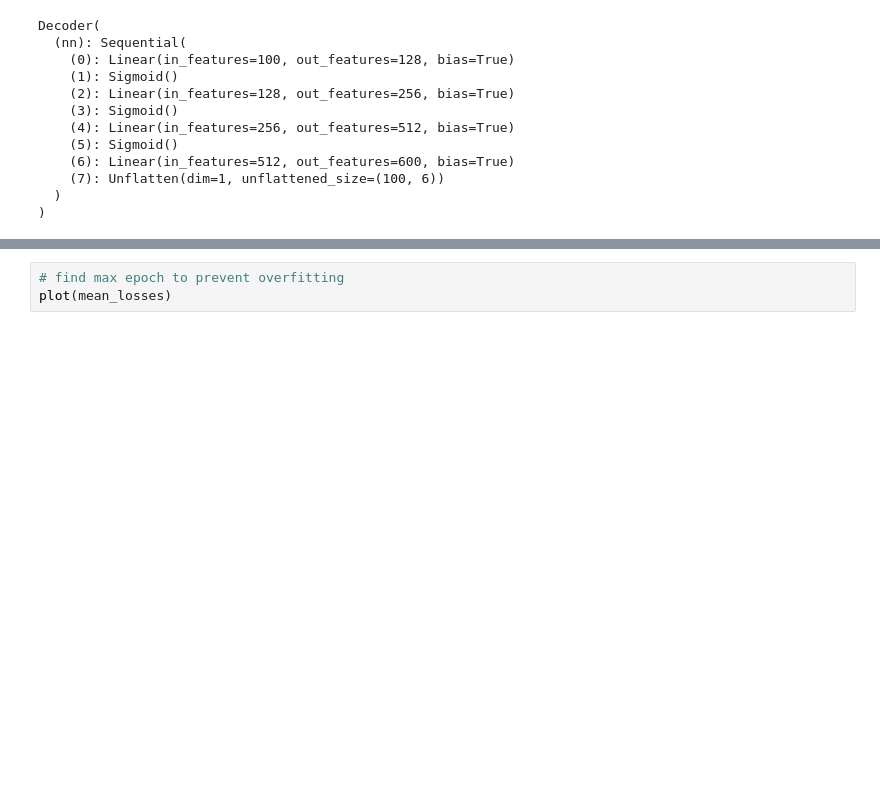
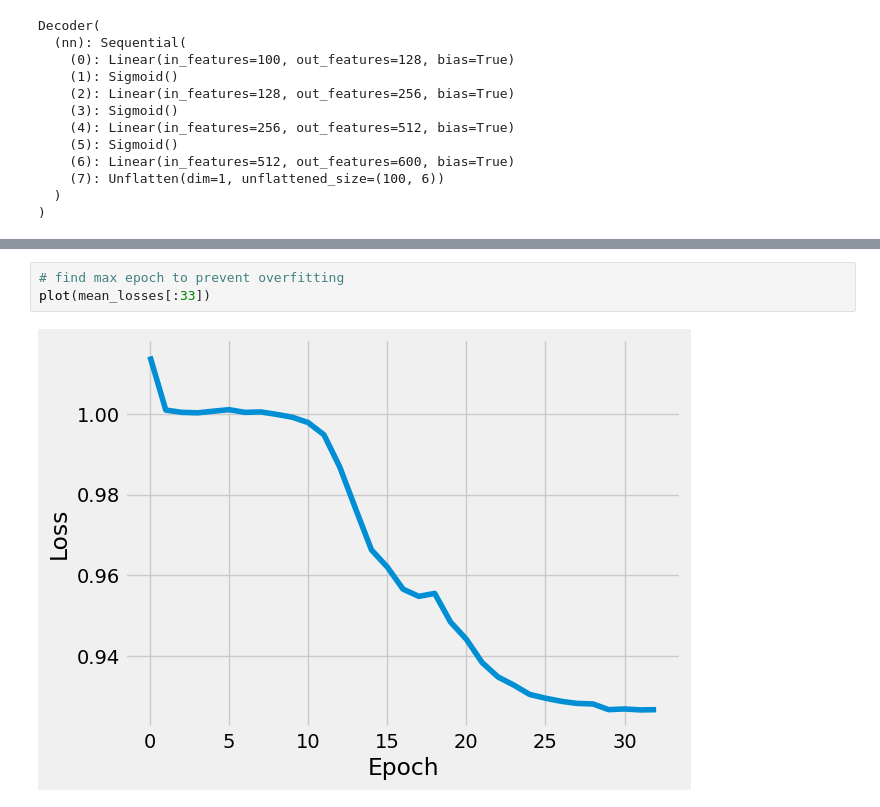
Before and after one commit to aalbayrak394/ComTec-I, a Jupyter notebook: notebooks/autoencoder/01-LinearAutoencoder.ipynb, the cells around one changed output, grey strips where cells are left out. Cells and saved outputs as stored; diff of their text form; blank space fills up the shorter version.

```diff
--- a/notebooks/autoencoder/01-LinearAutoencoder.ipynb
+++ b/notebooks/autoencoder/01-LinearAutoencoder.ipynb
@@ -162,3 +166,5 @@ for i,l in enumerate(mean_losses):
 # %%
 # find max epoch to prevent overfitting
-plot(mean_losses)
+plot(mean_losses[:33])
+# %% [output]
+[figure, added]
```
Also changed, not shown: parts of 2 cells of this notebook, 3 other files.
